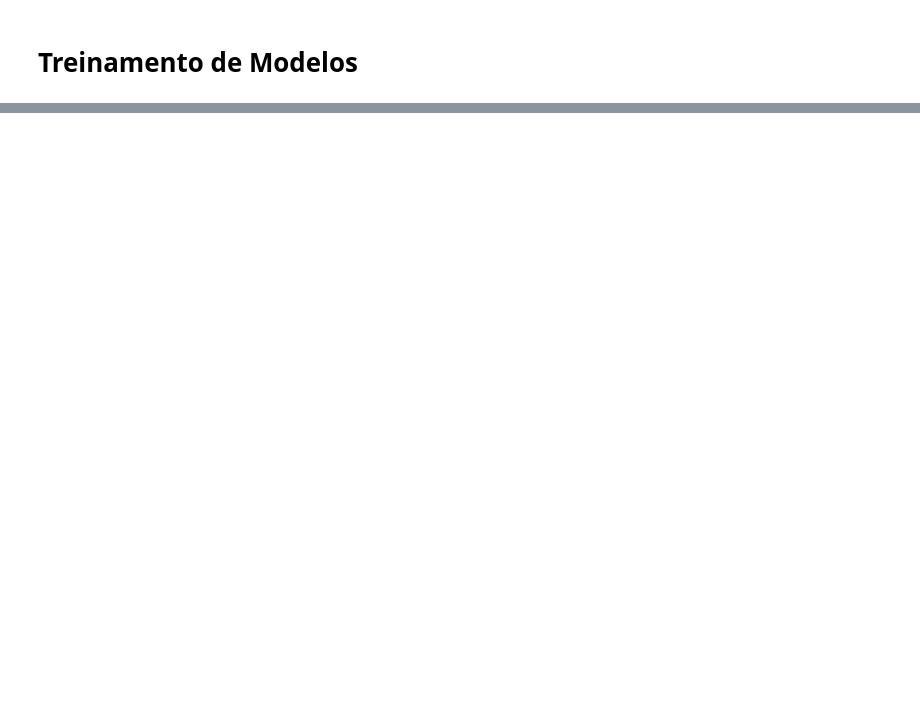
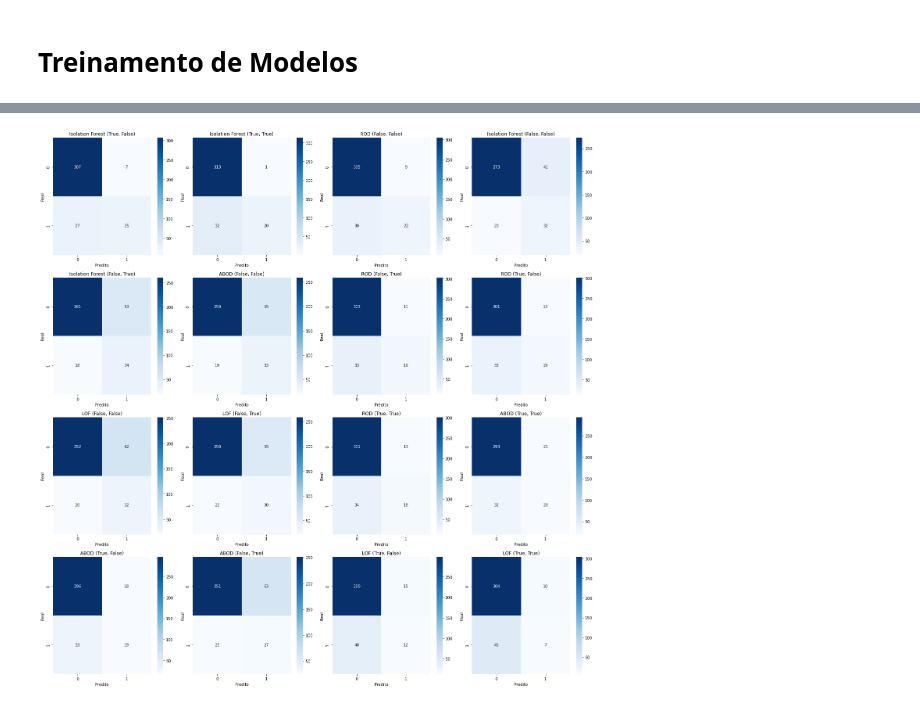
Before and after one commit to AlexandreSaback/tcc_anomaly_detection, a Jupyter notebook: explorations/AD_04_InitialModelSelection.ipynb, the cells around one changed output, grey strips where cells are left out. Cells and saved outputs as stored; diff of their text form; code cells hidden in the pictures; blank space fills up the shorter version.

```diff
--- a/explorations/AD_04_InitialModelSelection.ipynb
+++ b/explorations/AD_04_InitialModelSelection.ipynb
@@ -126,0 +395,6 @@ df_test.head()
+# %%
+test_results_dict = OrderedDict((k, test_results_dict[k]) for k in test_report_df.index if k in test_results_dict)
+# %%
+plot_confusion_matrices(results_dict=test_results_dict)
+# %% [output]
+[figure, added]
```
Also changed, not shown: parts of 22 cells of this notebook.
